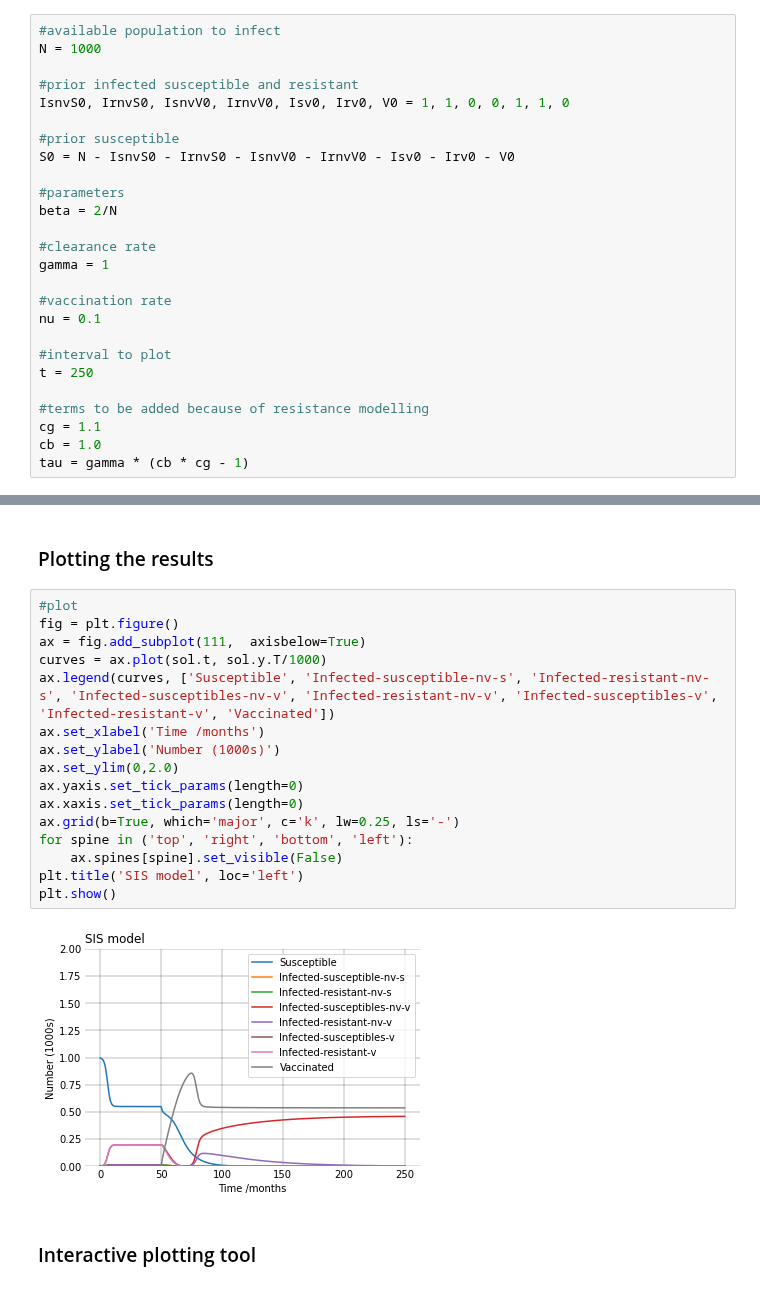
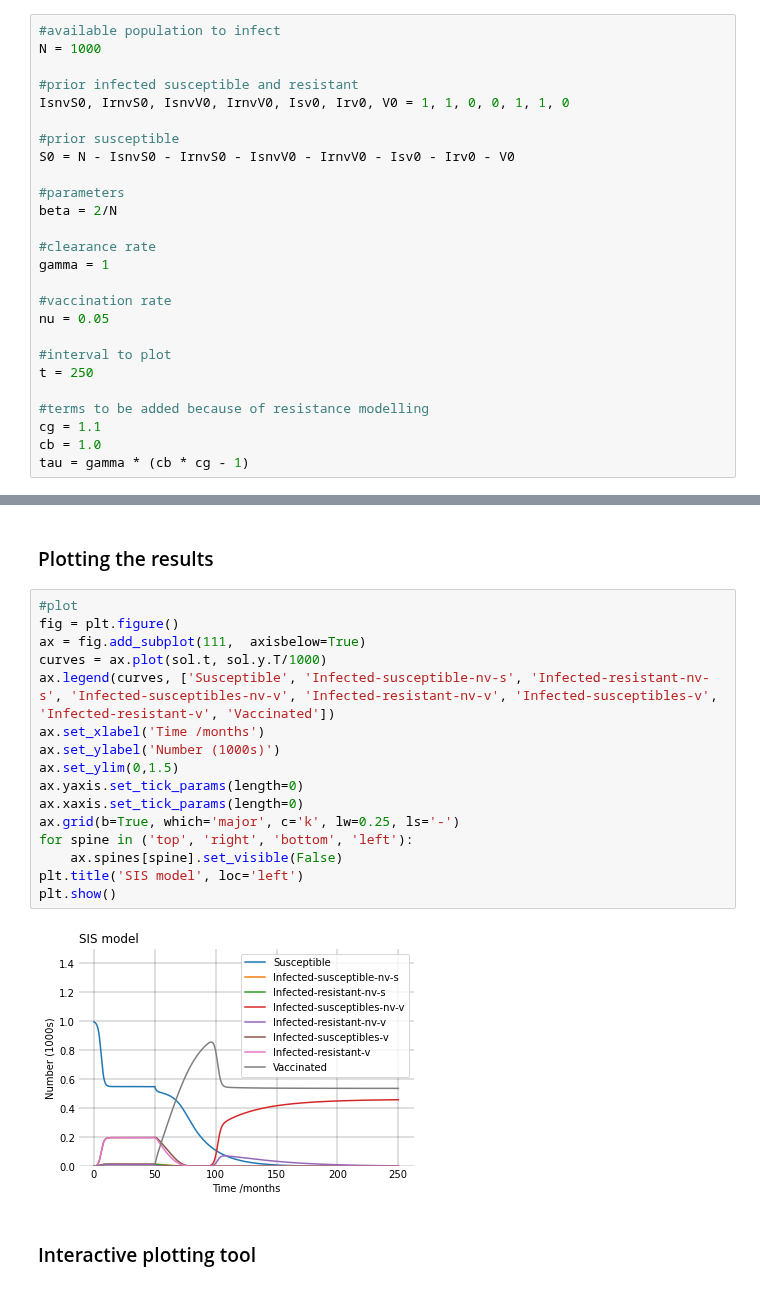
Before and after one commit to mjemons/IDD_TB, a Jupyter notebook: scripts/simulation-SISV.ipynb, the cells around one changed output, grey strips where cells are left out. Drawn from its saved outputs; the diff is of its cells as text.

```diff
--- a/scripts/simulation-SISV.ipynb
+++ b/scripts/simulation-SISV.ipynb
@@ -65,7 +82,7 @@ beta = 2/N
 gamma = 1
 
 #vaccination rate
-nu = 0.1
+nu = 0.05
 
 #interval to plot
 t = 250
@@ -130,21 +147,21 @@ sol = solve_ivp(SISV, [0,t], y0, rtol=1e-6, method = 'RK23', dense_output = True
 # %%
 #plot
 fig = plt.figure()
 ax = fig.add_subplot(111,  axisbelow=True)
 curves = ax.plot(sol.t, sol.y.T/1000)
 ax.legend(curves, ['Susceptible', 'Infected-susceptible-nv-s', 'Infected-resistant-nv-s', 'Infected-susceptibles-nv-v', 'Infected-resistant-nv-v', 'Infected-susceptibles-v', 'Infected-resistant-v', 'Vaccinated'])
 ax.set_xlabel('Time /months')
 ax.set_ylabel('Number (1000s)')
-ax.set_ylim(0,2.0)
+ax.set_ylim(0,1.5)
 ax.yaxis.set_tick_params(length=0)
 ax.xaxis.set_tick_params(length=0)
 ax.grid(b=True, which='major', c='k', lw=0.25, ls='-')
 for spine in ('top', 'right', 'bottom', 'left'):
     ax.spines[spine].set_visible(False)
 plt.title('SIS model', loc='left')
 plt.show()
 # %% [output]
-[figure, old version]
+[figure, new version]
 # %% [markdown]
 ### Interactive plotting tool
 # %%
```
Also changed, not shown: parts of 1 cell of this notebook.
